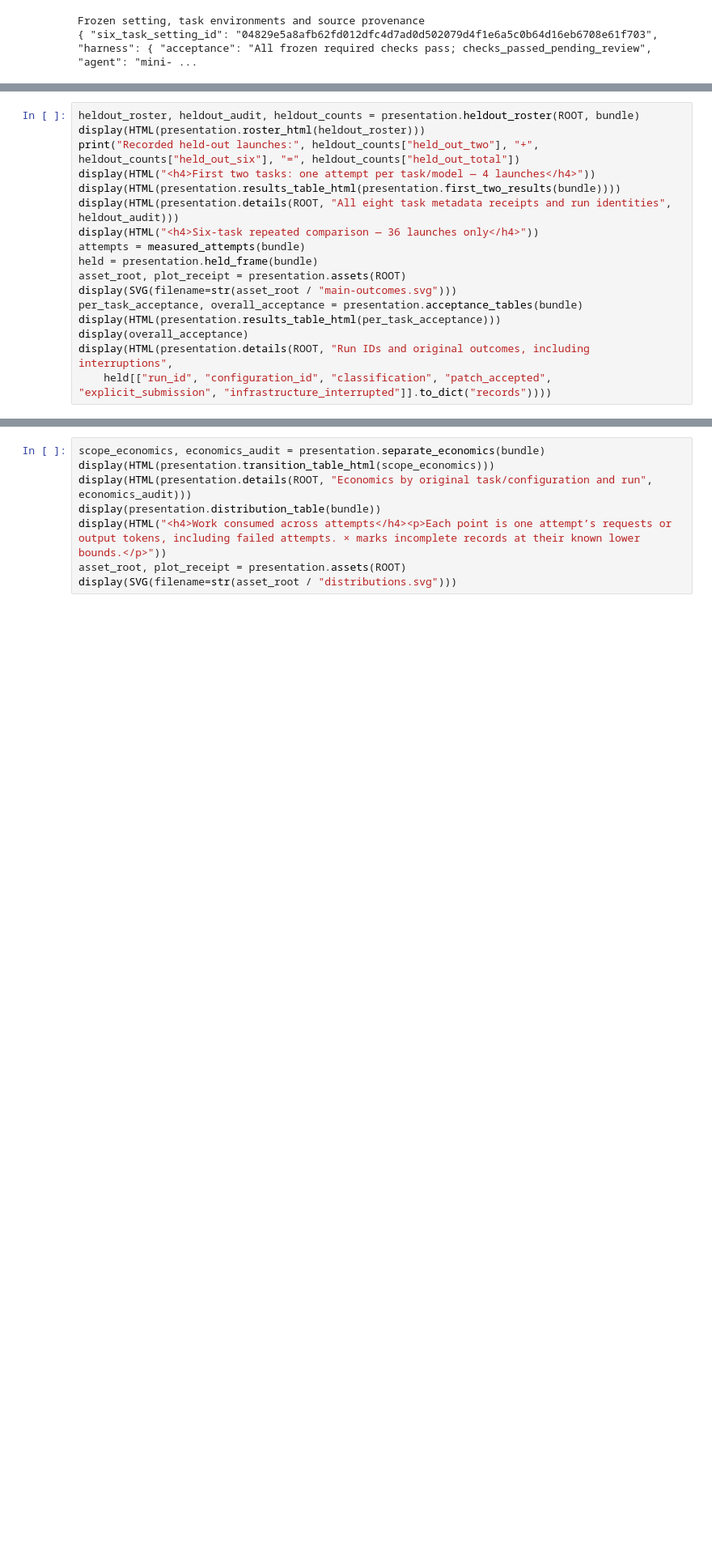
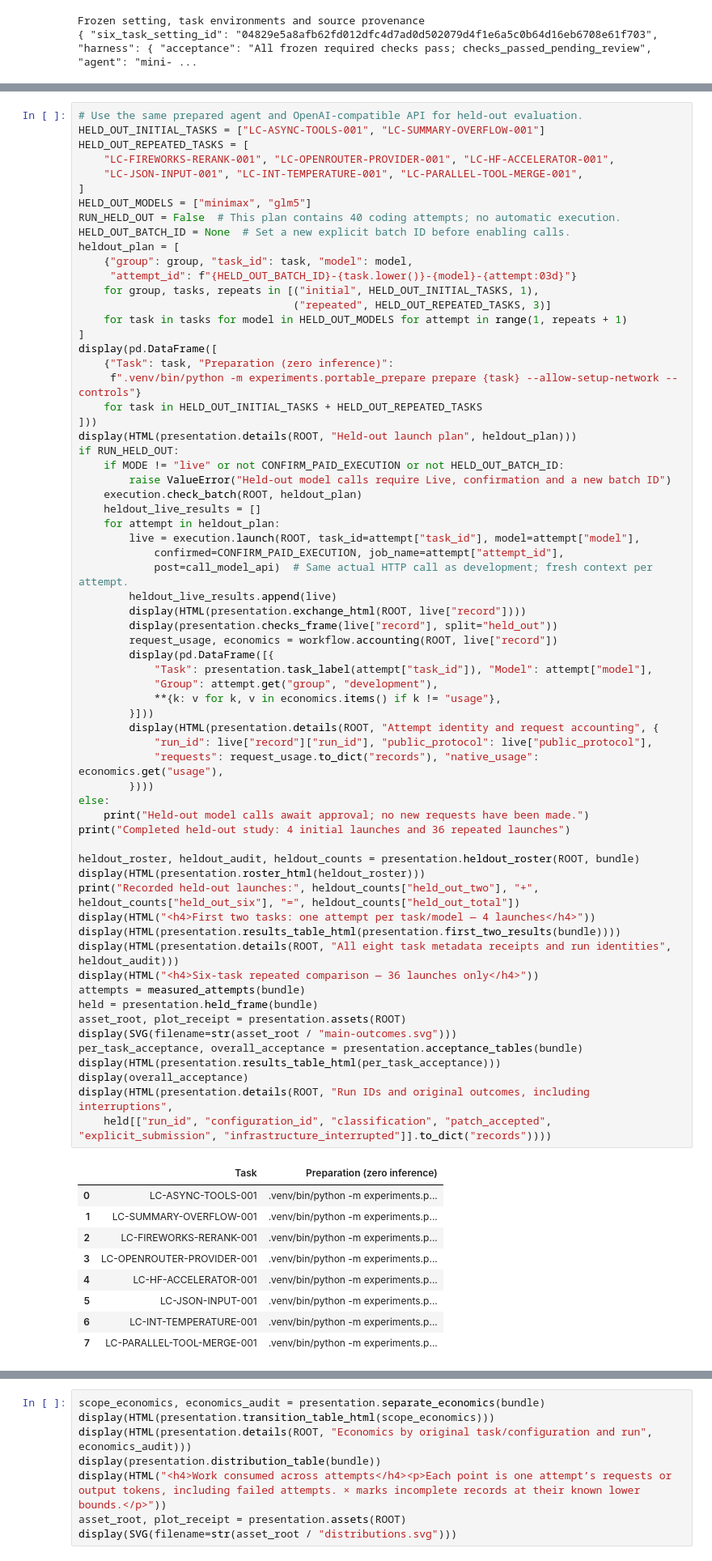
Before and after one commit to manimalakumar/coding-agent-inference, a Jupyter notebook: main.ipynb, the cells around one changed output, grey strips where cells are left out. Shown at 81% size. Cells and saved outputs as stored; diff of their text form; blank space fills up the shorter version.

```diff
--- a/main.ipynb
+++ b/main.ipynb
@@ -465,18 +573,75 @@ For that group, the chart divides all 18 launches per model into **accepted, uns
 # %%
+# Use the same prepared agent and OpenAI-compatible API for held-out evaluation.
+HELD_OUT_INITIAL_TASKS = ["LC-ASYNC-TOOLS-001", "LC-SUMMARY-OVERFLOW-001"]
+HELD_OUT_REPEATED_TASKS = [
+    "LC-FIREWORKS-RERANK-001", "LC-OPENROUTER-PROVIDER-001", "LC-HF-ACCELERATOR-001",
+    "LC-JSON-INPUT-001", "LC-INT-TEMPERATURE-001", "LC-PARALLEL-TOOL-MERGE-001",
+]
+HELD_OUT_MODELS = ["minimax", "glm5"]
+RUN_HELD_OUT = False  # This plan contains 40 coding attempts; no automatic execution.
+HELD_OUT_BATCH_ID = None  # Set a new explicit batch ID before enabling calls.
+heldout_plan = [
+    {"group": group, "task_id": task, "model": model,
+     "attempt_id": f"{HELD_OUT_BATCH_ID}-{task.lower()}-{model}-{attempt:03d}"}
+    for group, tasks, repeats in [("initial", HELD_OUT_INITIAL_TASKS, 1),
+                                  ("repeated", HELD_OUT_REPEATED_TASKS, 3)]
+    for task in tasks for model in HELD_OUT_MODELS for attempt in range(1, repeats + 1)
+]
+display(pd.DataFrame([
+    {"Task": task, "Preparation (zero inference)":
+     f".venv/bin/python -m experiments.portable_prepare prepare {task} --allow-setup-network --controls"}
+    for task in HELD_OUT_INITIAL_TASKS + HELD_OUT_REPEATED_TASKS
+]))
+display(HTML(presentation.details(ROOT, "Held-out launch plan", heldout_plan)))
+if RUN_HELD_OUT:
+    if MODE != "live" or not CONFIRM_PAID_EXECUTION or not HELD_OUT_BATCH_ID:
+        raise ValueError("Held-out model calls require Live, confirmation and a new batch ID")
+    execution.check_batch(ROOT, heldout_plan)
+    heldout_live_results = []
+    for attempt in heldout_plan:
+        live = execution.launch(ROOT, task_id=attempt["task_id"], model=attempt["model"],
+            confirmed=CONFIRM_PAID_EXECUTION, job_name=attempt["attempt_id"],
+            post=call_model_api)  # Same actual HTTP call as development; fresh context per attempt.
+        heldout_live_results.append(live)
+        display(HTML(presentation.exchange_html(ROOT, live["record"])))
+        display(presentation.checks_frame(live["record"], split="held_out"))
+        request_usage, economics = workflow.accounting(ROOT, live["record"])
+        display(pd.DataFrame([{
+            "Task": presentation.task_label(attempt["task_id"]), "Model": attempt["model"],
+            "Group": attempt.get("group", "development"),
+            **{k: v for k, v in economics.items() if k != "usage"},
+        }]))
+        display(HTML(presentation.details(ROOT, "Attempt identity and request accounting", {
+            "run_id": live["record"]["run_id"], "public_protocol": live["public_protocol"],
+            "requests": request_usage.to_dict("records"), "native_usage": economics.get("usage"),
+        })))
+else:
+    print("Held-out model calls await approval; no new requests have been made.")
+print("Completed held-out study: 4 initial launches and 36 repeated launches")
+
 heldout_roster, heldout_audit, heldout_counts = presentation.heldout_roster(ROOT, bundle)
 display(HTML(presentation.roster_html(heldout_roster)))
 print("Recorded held-out launches:", heldout_counts["held_out_two"], "+", heldout_counts["held_out_six"], "=", heldout_counts["held_out_total"])
 display(HTML("<h4>First two tasks: one attempt per task/model — 4 launches</h4>"))
 display(HTML(presentation.results_table_html(presentation.first_two_results(bundle))))
 display(HTML(presentation.details(ROOT, "All eight task metadata receipts and run identities", heldout_audit)))
 display(HTML("<h4>Six-task repeated comparison — 36 launches only</h4>"))
 attempts = measured_attempts(bundle)
 held = presentation.held_frame(bundle)
 asset_root, plot_receipt = presentation.assets(ROOT)
 display(SVG(filename=str(asset_root / "main-outcomes.svg")))
 per_task_acceptance, overall_acceptance = presentation.acceptance_tables(bundle)
 display(HTML(presentation.results_table_html(per_task_acceptance)))
 display(overall_acceptance)
 display(HTML(presentation.details(ROOT, "Run IDs and original outcomes, including interruptions",
     held[["run_id", "configuration_id", "classification", "patch_accepted", "explicit_submission", "infrastructure_interrupted"]].to_dict("records"))))
 # %% [output]
+|  | Task | Preparation (zero inference) |
+| 0 | LC-ASYNC-TOOLS-001 | .venv/bin/python -m experiments.p... |
+| 1 | LC-SUMMARY-OVERFLOW-001 | .venv/bin/python -m experiments.p... |
+| 2 | LC-FIREWORKS-RERANK-001 | .venv/bin/python -m experiments.p... |
+| 3 | LC-OPENROUTER-PROVIDER-001 | .venv/bin/python -m experiments.p... |
+| 4 | LC-HF-ACCELERATOR-001 | .venv/bin/python -m experiments.p... |
+| 5 | LC-JSON-INPUT-001 | .venv/bin/python -m experiments.p... |
+| 6 | LC-INT-TEMPERATURE-001 | .venv/bin/python -m experiments.p... |
+| 7 | LC-PARALLEL-TOOL-MERGE-001 | .venv/bin/python -m experiments.p... |
```
Also changed, not shown: parts of 23 cells of this notebook, 26 other files.
